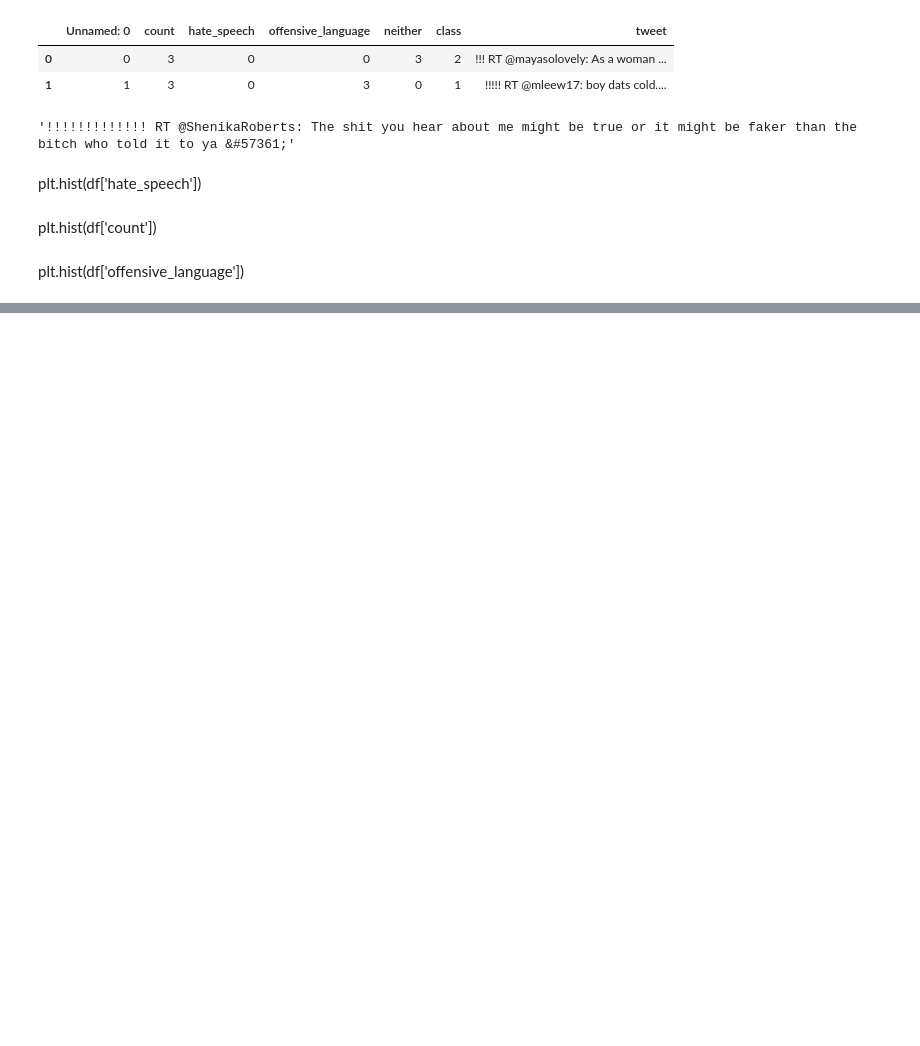
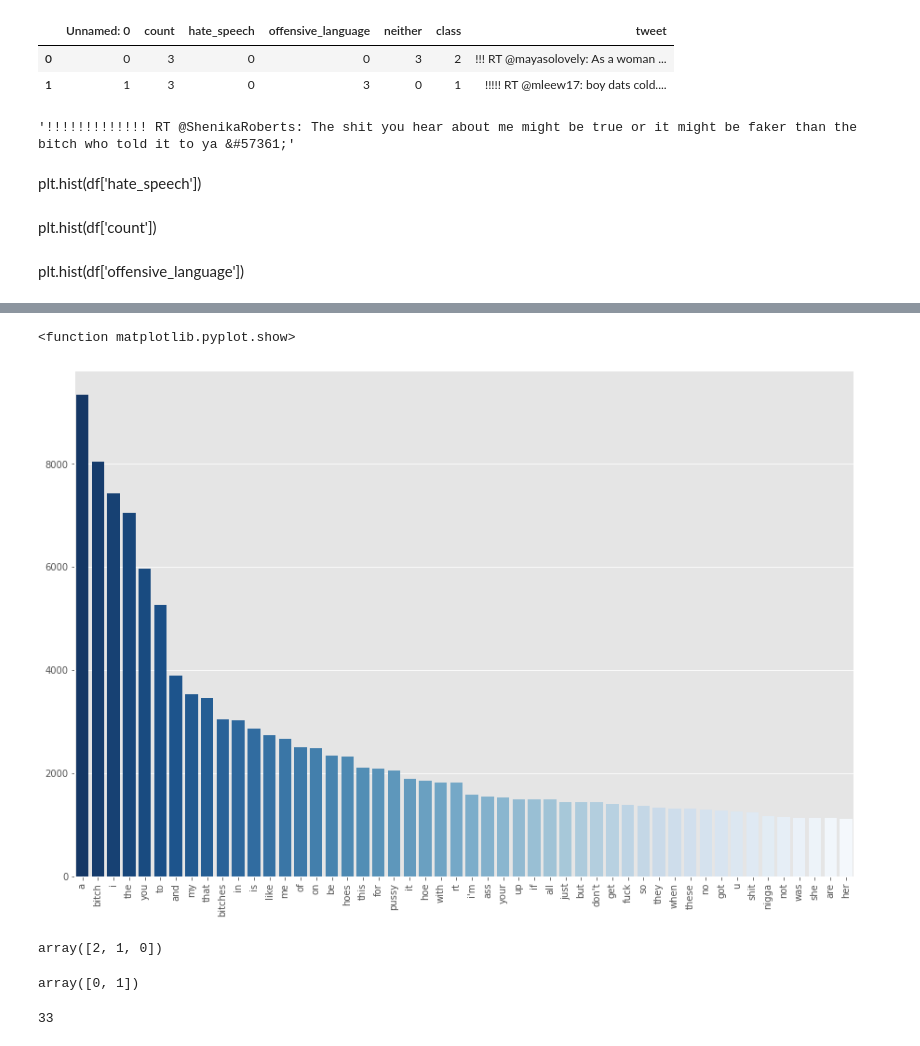
Before and after one commit to malinphy/hate_speech, a Jupyter notebook: hate_speech_malp.ipynb, the cells around one changed output, grey strips where cells are left out. Saved outputs shown, nothing was run; the diff lists cells and outputs as text; code cells hidden in the pictures; blank space fills up the shorter version.

```diff
--- a/hate_speech_malp.ipynb
+++ b/hate_speech_malp.ipynb
@@ -143,0 +141,3 @@ vocab_size
+# %%
+clean_tweets  = tweets_cleaner(tweets_mali)
+clean_tweets_final  = tweets_cleaner2(clean_tweets)
@@ -144 +159,38 @@ vocab_size
+# %%
+X_clean,y_clean = word_counter(clean_tweets_final)
+
+plt.figure(figsize=(15,10))
+sns.barplot(X_clean,y_clean, palette="Blues_r")
+plt.xticks(rotation=90)
+plt.show
+# %% [output]
+<function matplotlib.pyplot.show>
+[figure, added]
+# %%
+df['class'].unique()
+# %% [output]
+array([2, 1, 0])
+# %%
+LB= LabelBinarizer()
+y= LB.fit_transform(df['class'])
+np.unique(y)
+# %% [output]
+array([0, 1])
+# %%
+tf_tokenizer = Tokenizer()
+tokens = tf_tokenizer.fit_on_texts(clean_tweets_final)
+max_length = len(tf_tokenizer.word_index)
+
+total_seq = tf_tokenizer.texts_to_sequences(clean_tweets_final)
+
+len_of_seq = []
+
+
+[len_of_seq.append(len(i)) for i in total_seq]
+max_length
+
+longest_tweet = np.max(len_of_seq)
+longest_tweet
+# %% [output]
+33
 # %%
```
Also changed, not shown: parts of 27 cells of this notebook.
